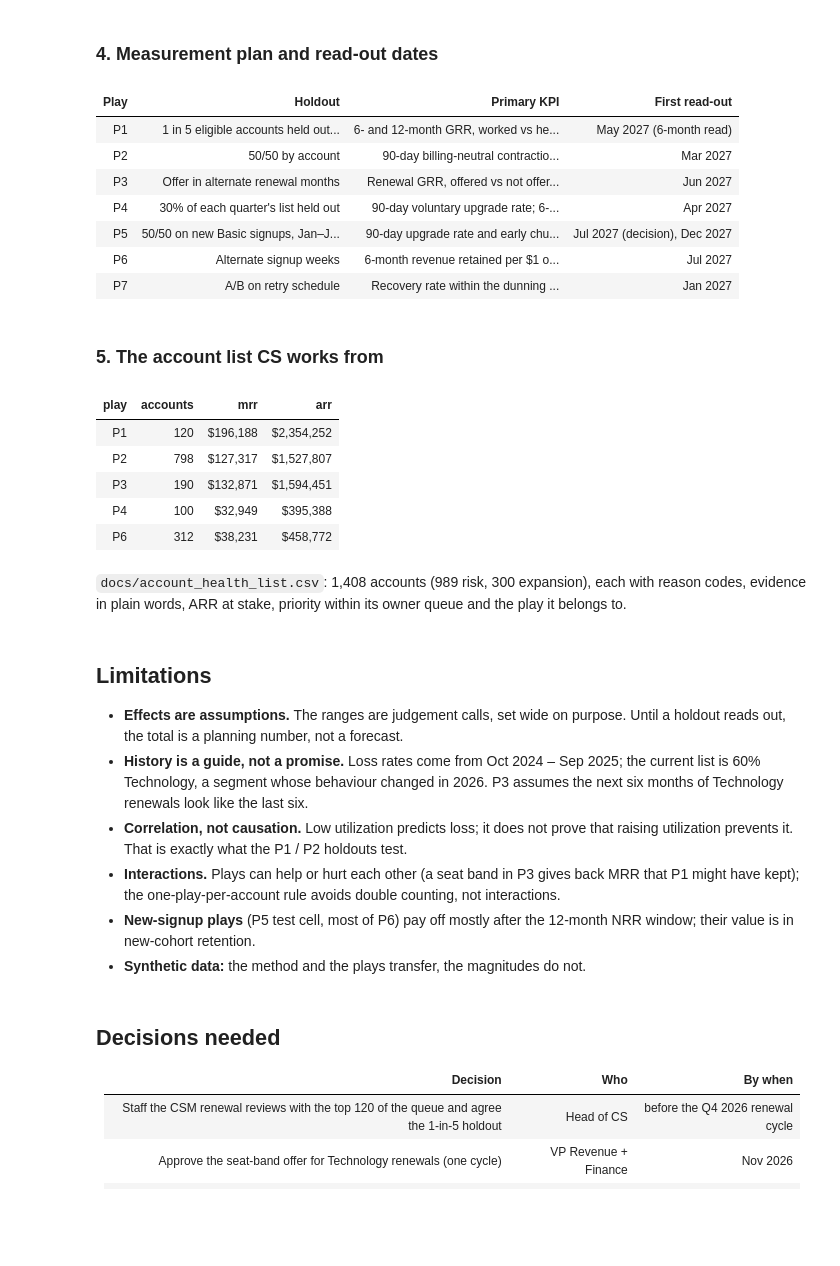
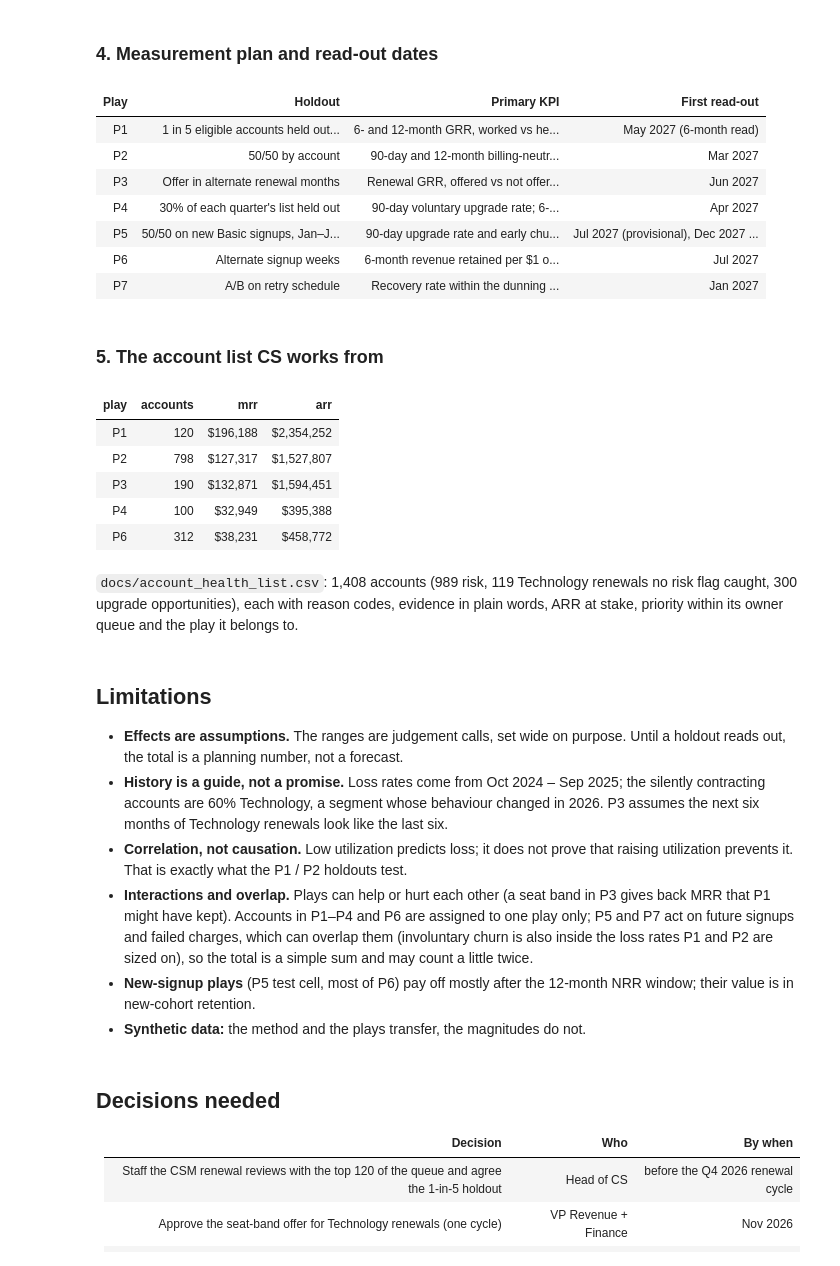
Before and after one commit to edwinzhang98/saas-subscription-revenue-analysis, a Jupyter notebook: notebooks/05_recommendations.ipynb, the cells around one changed output. Saved outputs shown, nothing was run; the diff lists cells and outputs as text; code cells hidden in the pictures; blank space fills up the shorter version.

```diff
--- a/notebooks/05_recommendations.ipynb
+++ b/notebooks/05_recommendations.ipynb
@@ -274,21 +276,21 @@ Total: base +1.48 pts; all effects at the low end +0.73; half reach +0.74. The o
 # %%
 plan = pd.DataFrame([
     ("P1", "1 in 5 eligible accounts held out each quarter (random)", "6- and 12-month GRR, worked vs held out", "May 2027 (6-month read)"),
-    ("P2", "50/50 by account", "90-day billing-neutral contraction + churn rate", "Mar 2027"),
+    ("P2", "50/50 by account", "90-day and 12-month billing-neutral contraction + churn rate", "Mar 2027"),
     ("P3", "Offer in alternate renewal months", "Renewal GRR, offered vs not offered; seats given back", "Jun 2027"),
     ("P4", "30% of each quarter's list held out", "90-day voluntary upgrade rate; 6-month retention of upgraders", "Apr 2027"),
-    ("P5", "50/50 on new Basic signups, Jan–Jun 2027", "90-day upgrade rate and early churn (decision); 6-month revenue per signup (full read)", "Jul 2027 (decision), Dec 2027"),
+    ("P5", "50/50 on new Basic signups, Jan–Jun 2027", "90-day upgrade rate and early churn of Jan–Apr signups with complete windows (provisional); 6-month revenue per signup (full read)", "Jul 2027 (provisional), Dec 2027 (full read)"),
     ("P6", "Alternate signup weeks", "6-month revenue retained per $1 of first-month MRR", "Jul 2027"),
     ("P7", "A/B on retry schedule", "Recovery rate within the dunning window", "Jan 2027"),
 ], columns=["Play", "Holdout", "Primary KPI", "First read-out"])
 display(plan.style.hide(axis="index"))
 # %% [output]
 | Play | Holdout | Primary KPI | First read-out |
 | P1 | 1 in 5 eligible accounts held out... | 6- and 12-month GRR, worked vs he... | May 2027 (6-month read) |
-| P2 | 50/50 by account | 90-day billing-neutral contractio... | Mar 2027 |
+| P2 | 50/50 by account | 90-day and 12-month billing-neutr... | Mar 2027 |
 | P3 | Offer in alternate renewal months | Renewal GRR, offered vs not offer... | Jun 2027 |
 | P4 | 30% of each quarter's list held out | 90-day voluntary upgrade rate; 6-... | Apr 2027 |
-| P5 | 50/50 on new Basic signups, Jan–J... | 90-day upgrade rate and early chu... | Jul 2027 (decision), Dec 2027 |
+| P5 | 50/50 on new Basic signups, Jan–J... | 90-day upgrade rate and early chu... | Jul 2027 (provisional), Dec 2027 ... |
 | P6 | Alternate signup weeks | 6-month revenue retained per $1 o... | Jul 2027 |
 | P7 | A/B on retry schedule | Recovery rate within the dunning ... | Jan 2027 |
 # %% [markdown]
@@ -300,7 +302,7 @@ summary = a.groupby("play").agg(accounts=("customer_id", "size"), mrr=("mrr", "s
 summary["arr"] = summary["mrr"] * 12
 display(summary.style.format({"accounts": "{:,}", "mrr": "${:,.0f}", "arr": "${:,.0f}"}).hide(axis="index"))
 if hl is not None:
-    md(f"`docs/account_health_list.csv`: {len(hl):,} accounts ({(hl['list_type'] == 'risk').sum():,} risk, {(hl['list_type'] == 'expansion').sum():,} expansion), "
+    md(f"`docs/account_health_list.csv`: {len(hl):,} accounts ({(hl['list_type'] == 'risk').sum():,} risk, {(hl['list_type'] == 'renewal').sum():,} Technology renewals no risk flag caught, {(hl['list_type'] == 'expansion').sum():,} upgrade opportunities), "
        "each with reason codes, evidence in plain words, ARR at stake, priority within its owner queue and the play it belongs to.")
 # %% [output]
 | play | accounts | mrr | arr |
@@ -309,17 +311,16 @@ if hl is not None:
 | P3 | 190 | $132,871 | $1,594,451 |
 | P4 | 100 | $32,949 | $395,388 |
 | P6 | 312 | $38,231 | $458,772 |
-`docs/account_health_list.csv`: 1,408 accounts (989 risk, 300 expansion), each with reason codes, evidence in plain words, ARR at stake, priority within its owner queue and the play it belongs to.
+`docs/account_health_list.csv`: 1,408 accounts (989 risk, 119 Technology renewals no risk flag caught, 300 upgrade opportunities), each with reason codes, evidence in plain words, ARR at stake, priority within its owner queue and the play it belongs to.
 # %% [markdown]
 ## Limitations
 - **Effects are assumptions.** The ranges are judgement calls, set wide on purpose. Until a holdout reads out, the total is a planning
   number, not a forecast.
-- **History is a guide, not a promise.** Loss rates come from Oct 2024 – Sep 2025; the current list is 60% Technology, a segment whose
+- **History is a guide, not a promise.** Loss rates come from Oct 2024 – Sep 2025; the silently contracting accounts are 60% Technology, a segment whose
   behaviour changed in 2026. P3 assumes the next six months of Technology renewals look like the last six.
 - **Correlation, not causation.** Low utilization predicts loss; it does not prove that raising utilization prevents it. That is exactly
   what the P1 / P2 holdouts test.
-- **Interactions.** Plays can help or hurt each other (a seat band in P3 gives back MRR that P1 might have kept); the one-play-per-account
-  rule avoids double counting, not interactions.
+- **Interactions and overlap.** Plays can help or hurt each other (a seat band in P3 gives back MRR that P1 might have kept). Accounts in P1–P4 and P6 are assigned to one play only; P5 and P7 act on future signups and failed charges, which can overlap them (involuntary churn is also inside the loss rates P1 and P2 are sized on), so the total is a simple sum and may count a little twice.
 - **New-signup plays** (P5 test cell, most of P6) pay off mostly after the 12-month NRR window; their value is in new-cohort retention.
 - **Synthetic data:** the method and the plays transfer, the magnitudes do not.
 # %% [markdown]
```
Also changed, not shown: parts of 5 cells of this notebook, 30 other files.
